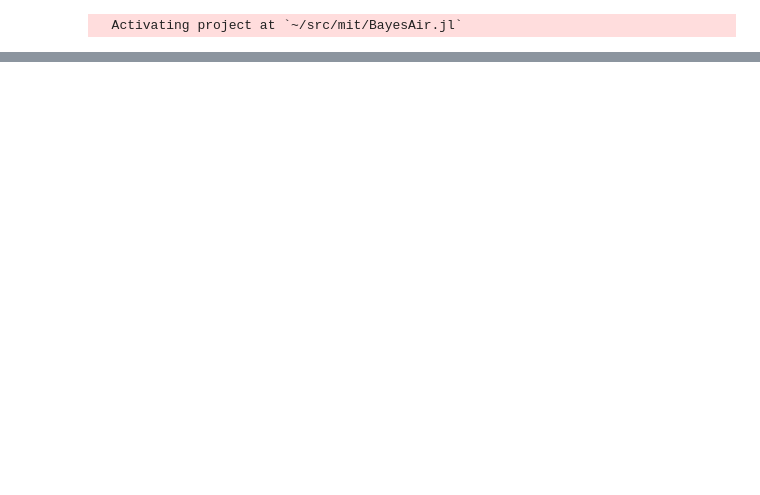
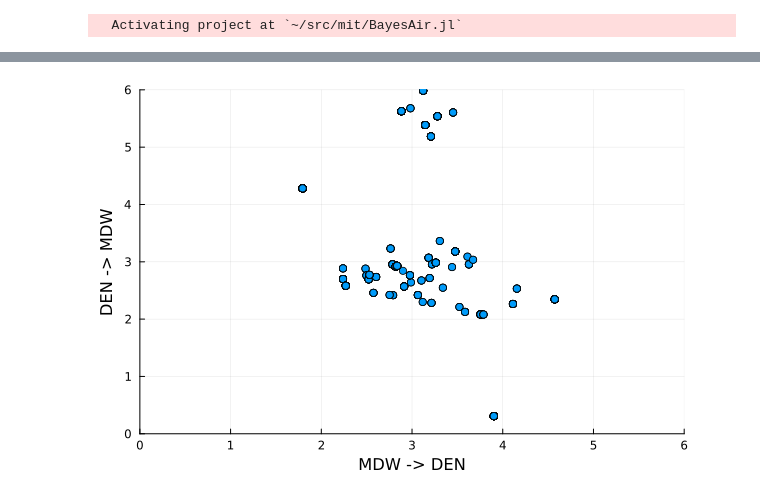
Before and after one commit to dawsonc/BayesAir.jl, a Jupyter notebook: notebooks/wn_network.ipynb, the cells around one changed output, grey strips where cells are left out. Saved outputs shown, nothing was run; the diff lists cells and outputs as text; code cells hidden in the pictures; blank space fills up the shorter version.

```diff
--- a/notebooks/wn_network.ipynb
+++ b/notebooks/wn_network.ipynb
@@ -43,0 +373,4 @@ nominal_dfs[1]
+# %%
+Plots.plot(render_traces(vcat(all_traces...))...)
+# %% [output]
+[figure, added]
```
Also changed, not shown: parts of 10 cells of this notebook, 6 other files.
